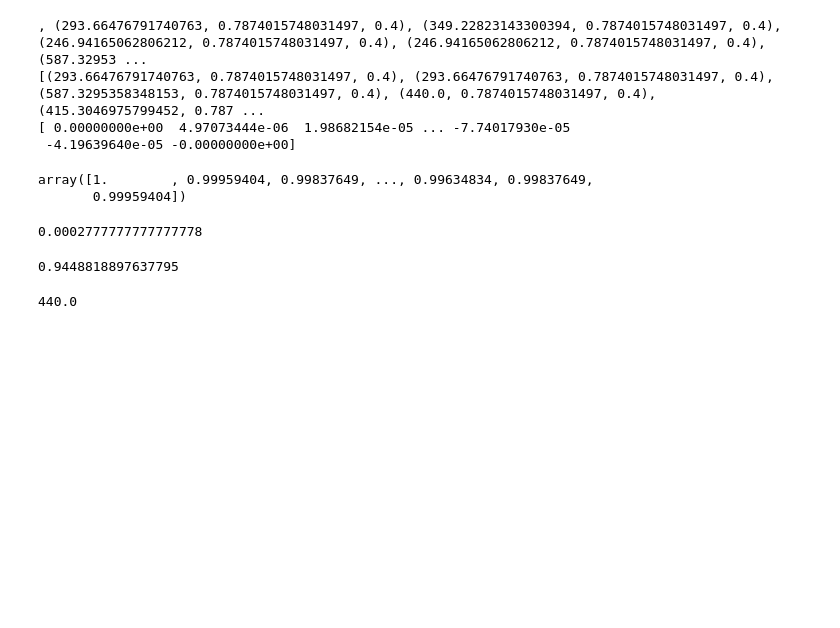
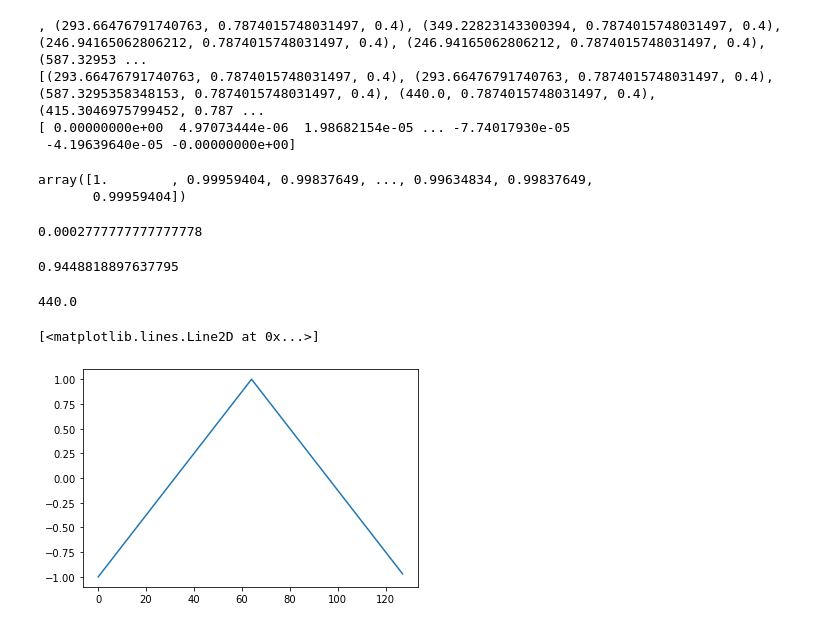
Before and after one commit to jocekav/DigitalSignalProcessing, a Jupyter notebook: Final_Project/ReadingMidi.ipynb, the cells around one changed output. Drawn from its saved outputs; the diff is of its cells as text; code cells hidden in the pictures; blank space fills up the shorter version.

```diff
--- a/Final_Project/ReadingMidi.ipynb
+++ b/Final_Project/ReadingMidi.ipynb
@@ -343,0 +404,6 @@ convert_frequency(69)
+# %%
+import matplotlib.pyplot as plt
+plt.plot(tri_wavetable)
+# %% [output]
+[<matplotlib.lines.Line2D at 0x...>]
+[figure, added]
```
Also changed, not shown: parts of 4 cells of this notebook, 10 other files.
